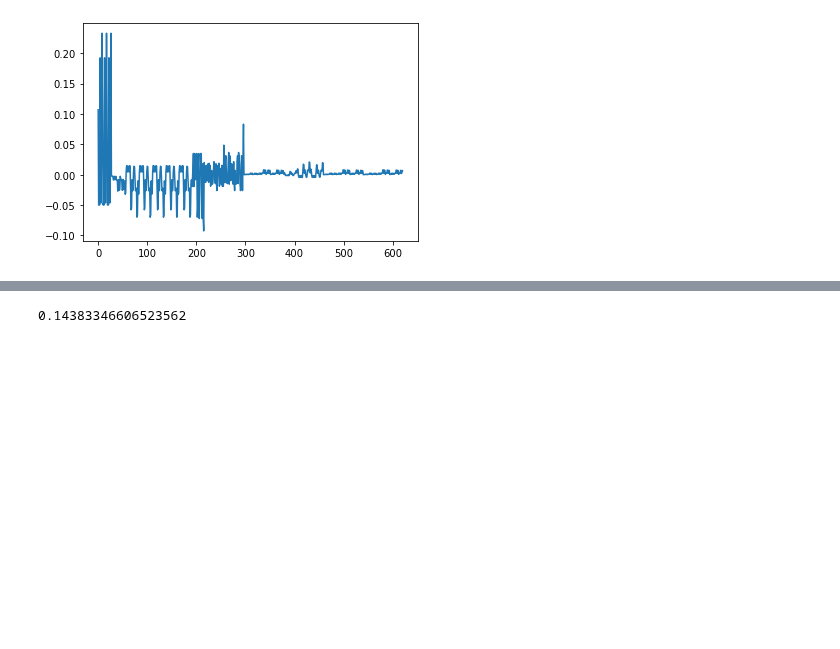
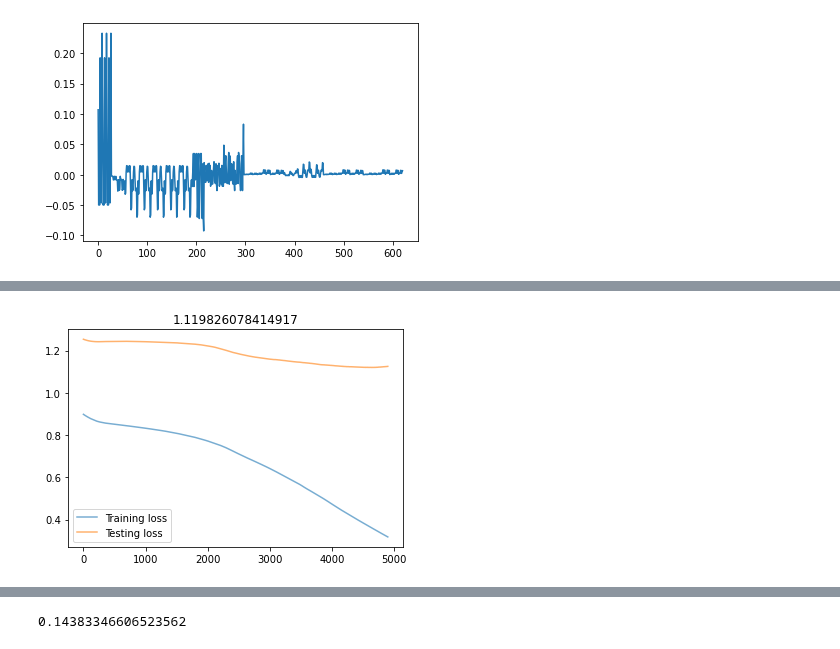
Before and after one commit to wzetto/MATools, a Jupyter notebook: CE_MC/cluster_ce_msad.ipynb, the cells around one changed output, grey strips where cells are left out. Drawn from its saved outputs; the diff is of its cells as text; code cells hidden in the pictures; blank space fills up the shorter version.

```diff
--- a/CE_MC/cluster_ce_msad.ipynb
+++ b/CE_MC/cluster_ce_msad.ipynb
@@ -1352,15 +1368,9 @@ embed_book += qua_embed
 embed_list = dict(zip(embed_type, embed_val))
 embed_book = np.array(embed_book, dtype=object)
 
-msad_list, weight_list = extract_weight(1, 401, embed_list, atom_num=32)
-#* Standarize features
-'''
-The prediction process will receive a series of input compositions
-whose distribution of weight param is far beyond the distribution of
-origin weight parameters, better not to apply the standardization.
-'''
-scaler = StandardScaler().fit(weight_list)
-weight_list = scaler.transform(weight_list)
+#* Re-calculate the weight_list and MSAD_list,
+#* Time consuming better not to do that.
+# msad_list, weight_list = extract_weight(1, 401, embed_list, atom_num=32)
 # %% [markdown]
 Save correlation functions.
 # %%
@@ -1550,6 +1605,9 @@ for i in range(len(best_embed_)):
     delete_ind = np.concatenate(embed_book[false_ind], axis=0)
     weight_n = np.delete(weight_list, delete_ind, axis=1)
     #* Return the score (fitness)
-    clf = RidgeCV(alphas=np.logspace(1,3,200), cv=10).fit(weight_n, msad_list.reshape(-1,1))
+    clf = LassoCV(
+        alphas=np.logspace(-3,3),
+        cv=5,
+        max_iter=5000).fit(weight_n, msad_list)
     print(clf.alpha_)
 # %% [output]
@@ -1967,39 +2038,79 @@ class fc(nn.Module):
 # %%
 #* Training step
-state_dim = 171
 mini_batchsize = 16
 lr_ = 1e-5
-train_step = 3000000
+train_step = 5000
 epoch_per_episode = 16
-path_save = '/media/wz/a7ee6d50-691d-431a-8efb-b93adc04896d/Github/MATools/CE_MC/runs/demo'
+random_seed = 42
+
+date = '20221223msad_GNN'
+path_save = f'/media/wz/a7ee6d50-691d-431a-8efb-b93adc04896d/Github/MATools/CE_MC/runs/demo/{date}'
+a_tilt = np.load('/media/wz/7AD631A4D6316195/Projects/SQS_drl/graph/fcc_32/a_tilt.npy')
+device = torch.device("cuda:0" if torch.cuda.is_available() else "cpu")
+
+#* The raw embedding list and corresponding MSAD value
+pth_ele = '/media/wz/a7ee6d50-691d-431a-8efb-b93adc04896d/Github/MATools/CE_MC/runs/demo/20221216_msadGA/ele_list.npy'
+pth_msad = '/media/wz/a7ee6d50-691d-431a-8efb-b93adc04896d/Github/MATools/CE_MC/runs/demo/20221216_msadGA/msad_list.npy'
+weight_raw = np.load(pth_ele)
+msad_list = np.load(pth_msad)
+
+mean_msad = np.mean(msad_list)
+#* Norm.
+msad_raw = msad_list.reshape(-1,1)-mean_msad
+
+#* And pass to GPU.
+weight_raw = torch.from_numpy(weight_raw).to(device).float()
+msad_raw = torch.from_numpy(msad_raw).to(device).float()
+a_tilt = torch.from_numpy(a_tilt).to(device).float()
 
 #*Device is defined in former block
-fc_ = fc(state_dim).to(device)
+fc_ = fc(a_tilt).to(device)
 fc_optim = torch.optim.Adam(fc_.parameters(), lr = lr_)
 scheduler = torch.optim.lr_scheduler.StepLR(fc_optim,step_size=10000,gamma = 0.98)
 mse_loss = nn.MSELoss()
-writer = SummaryWriter(log_dir = path_save)
-torch.manual_seed(886)
+# writer = SummaryWriter(log_dir = path_save)
+torch.manual_seed(random_seed)
+torch.cuda.manual_seed(random_seed)
+
+train_loss, test_loss = [], []
+#* Divide dataset.
+weight_train, weight_test, msad_train, msad_test = train_test_split(
+    weight_raw, msad_raw, train_size=0.8, random_state=random_seed)
 
 for i in range(train_step):
     # for index in BatchSampler(SubsetRandomSampler(range(len(weight_train))), mini_batchsize, True):
         # for epoch in range(epoch_per_episode):
+
     fc_.train()
-    weight_train_ = weight_train
-    msad_train_ = msad_train
-    msad_out_train = fc_(weight_train_)
-    msad_tar_train = msad_train_
+    msad_out_train = fc_(weight_train)
+    msad_tar_train = msad_train
     msad_loss_train = mse_loss(msad_out_train, msad_tar_train)
 
-    writer.add_scalar("Training Loss of MSAD", msad_loss_train, i)
+    # writer.add_scalar("Training Loss of MSAD", msad_loss_train, i)
+    msad_loss_train_ = msad_loss_train
+    train_loss.append(msad_loss_train_.detach().cpu().numpy().flatten()[0])
 
     fc_optim.zero_grad()
     msad_loss_train.backward()
-    clip_grad_norm_(fc_.parameters(), 1)
+    clip_grad_norm_(fc_.parameters(), 0.5)
     fc_optim.step()
     scheduler.step()
 
     fc_.eval()
     msad_out_test = fc_(weight_test)
     msad_loss_test = mse_loss(msad_out_test, msad_test)
-    writer.add_scalar("Testing Loss of MSAD", msad_loss_test, i)
+    # writer.add_scalar("Testing Loss of MSAD", msad_loss_test, i)
+    msad_loss_test_ = msad_loss_test
+    test_loss.append(msad_loss_test_.detach().cpu().numpy().flatten()[0])
+
+    if i % 100 == 0:
+        clear_output(True)
+
+        plt.plot(train_loss, label='Training loss', alpha=0.6)
+        plt.plot(test_loss, label='Testing loss', alpha=0.6)
+
+        plt.title(f'{np.min(test_loss)}')
+        plt.legend()
+        plt.show()
+# %% [output]
+[figure, added]
```
Also changed, not shown: parts of 23 cells of this notebook, 8 other files.
